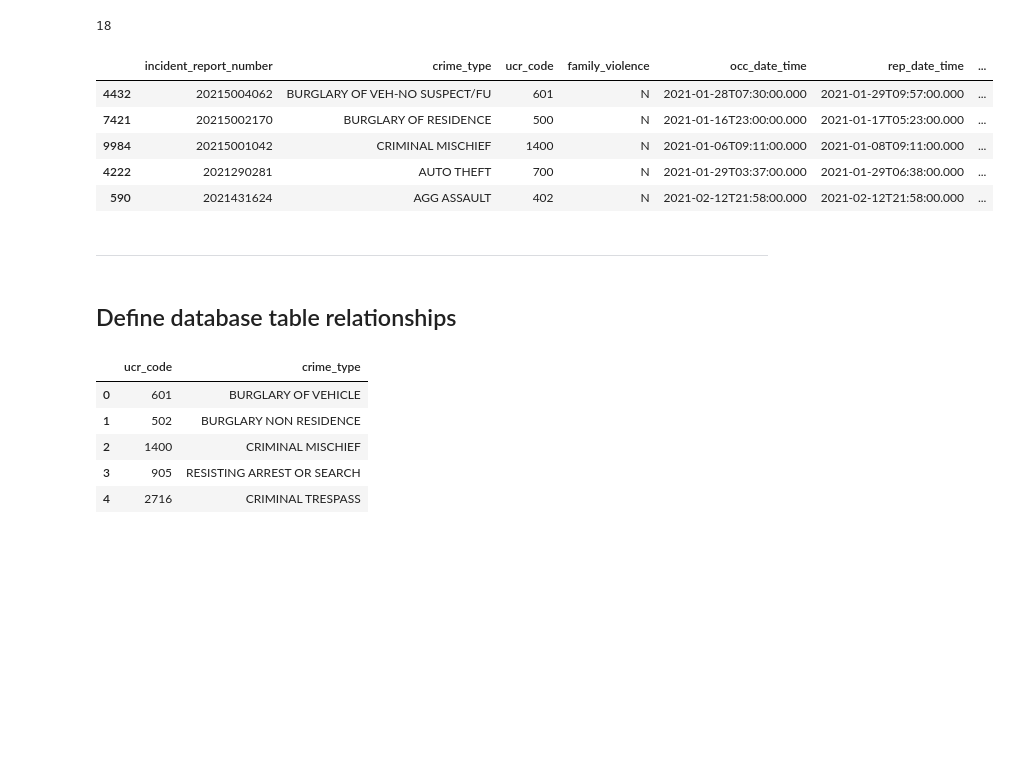
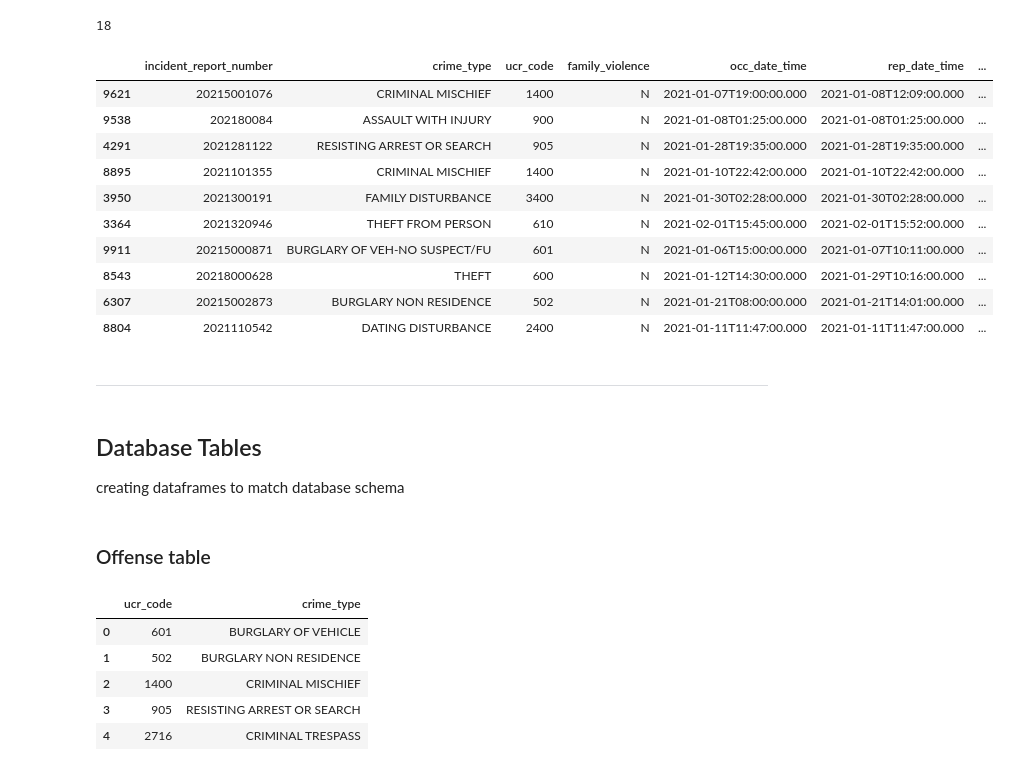
Before and after one commit to DonnieData/austin_crime_EDA, a Jupyter notebook: data_retrieval_transformation.ipynb, the cells around one changed output. Saved outputs shown, nothing was run; the diff lists cells and outputs as text; code cells hidden in the pictures; blank space fills up the shorter version.

Commit message:
updating data transforming steps

```diff
--- a/data_retrieval_test.ipynb
+++ b/data_retrieval_transformation.ipynb
@@ -41,7 +41,7 @@ crime_incident_data.occ_date_time[0]
 # %%
 #create list of unneeded/redundant columns to drop
 drop_column_list = ['latitude', 'longitude', 'x_coordinate', 'y_coordinate',
-                    'occ_date', 'occ_time','rep_date','rep_time',
+                    'occ_date', 'occ_time','rep_date','rep_time','category_description', 'address'
                     ':@computed_region_a3it_2a2z', ':@computed_region_8spj_utxs',
                     ':@computed_region_q9nd_rr82', ':@computed_region_qwte_z96m',
                    ]
@@ -88,18 +88,26 @@ memory usage: 1.4+ MB
 18
 # %%
 # review data
-stripped_crime_data.sample(5)
+stripped_crime_data.sample(10)
 # %% [output]
 |  | incident_report_number | crime_type | ucr_code | family_violence | occ_date_time | rep_date_time | ... |
-| 4432 | 20215004062 | BURGLARY OF VEH-NO SUSPECT/FU | 601 | N | 2021-01-28T07:30:00.000 | 2021-01-29T09:57:00.000 | ... |
-| 7421 | 20215002170 | BURGLARY OF RESIDENCE | 500 | N | 2021-01-16T23:00:00.000 | 2021-01-17T05:23:00.000 | ... |
-| 9984 | 20215001042 | CRIMINAL MISCHIEF | 1400 | N | 2021-01-06T09:11:00.000 | 2021-01-08T09:11:00.000 | ... |
-| 4222 | 2021290281 | AUTO THEFT | 700 | N | 2021-01-29T03:37:00.000 | 2021-01-29T06:38:00.000 | ... |
-| 590 | 2021431624 | AGG ASSAULT | 402 | N | 2021-02-12T21:58:00.000 | 2021-02-12T21:58:00.000 | ... |
+| 9621 | 20215001076 | CRIMINAL MISCHIEF | 1400 | N | 2021-01-07T19:00:00.000 | 2021-01-08T12:09:00.000 | ... |
+| 9538 | 202180084 | ASSAULT WITH INJURY | 900 | N | 2021-01-08T01:25:00.000 | 2021-01-08T01:25:00.000 | ... |
+| 4291 | 2021281122 | RESISTING ARREST OR SEARCH | 905 | N | 2021-01-28T19:35:00.000 | 2021-01-28T19:35:00.000 | ... |
+| 8895 | 2021101355 | CRIMINAL MISCHIEF | 1400 | N | 2021-01-10T22:42:00.000 | 2021-01-10T22:42:00.000 | ... |
+| 3950 | 2021300191 | FAMILY DISTURBANCE | 3400 | N | 2021-01-30T02:28:00.000 | 2021-01-30T02:28:00.000 | ... |
+| 3364 | 2021320946 | THEFT FROM PERSON | 610 | N | 2021-02-01T15:45:00.000 | 2021-02-01T15:52:00.000 | ... |
+| 9911 | 20215000871 | BURGLARY OF VEH-NO SUSPECT/FU | 601 | N | 2021-01-06T15:00:00.000 | 2021-01-07T10:11:00.000 | ... |
+| 8543 | 20218000628 | THEFT | 600 | N | 2021-01-12T14:30:00.000 | 2021-01-29T10:16:00.000 | ... |
+| 6307 | 20215002873 | BURGLARY NON RESIDENCE | 502 | N | 2021-01-21T08:00:00.000 | 2021-01-21T14:01:00.000 | ... |
+| 8804 | 2021110542 | DATING DISTURBANCE | 2400 | N | 2021-01-11T11:47:00.000 | 2021-01-11T11:47:00.000 | ... |
 # %% [markdown]
 ---------------------------
+# %% [markdown]
+## Database Tables
+creating dataframes to match database schema
 # %% [markdown]
-## Define database table relationships
+### Offense table
 # %%
 # offense_type table
 offense_type_df = stripped_crime_data[['ucr_code','crime_type']].copy()
```
Also changed, not shown: parts of 1 cell of this notebook.
